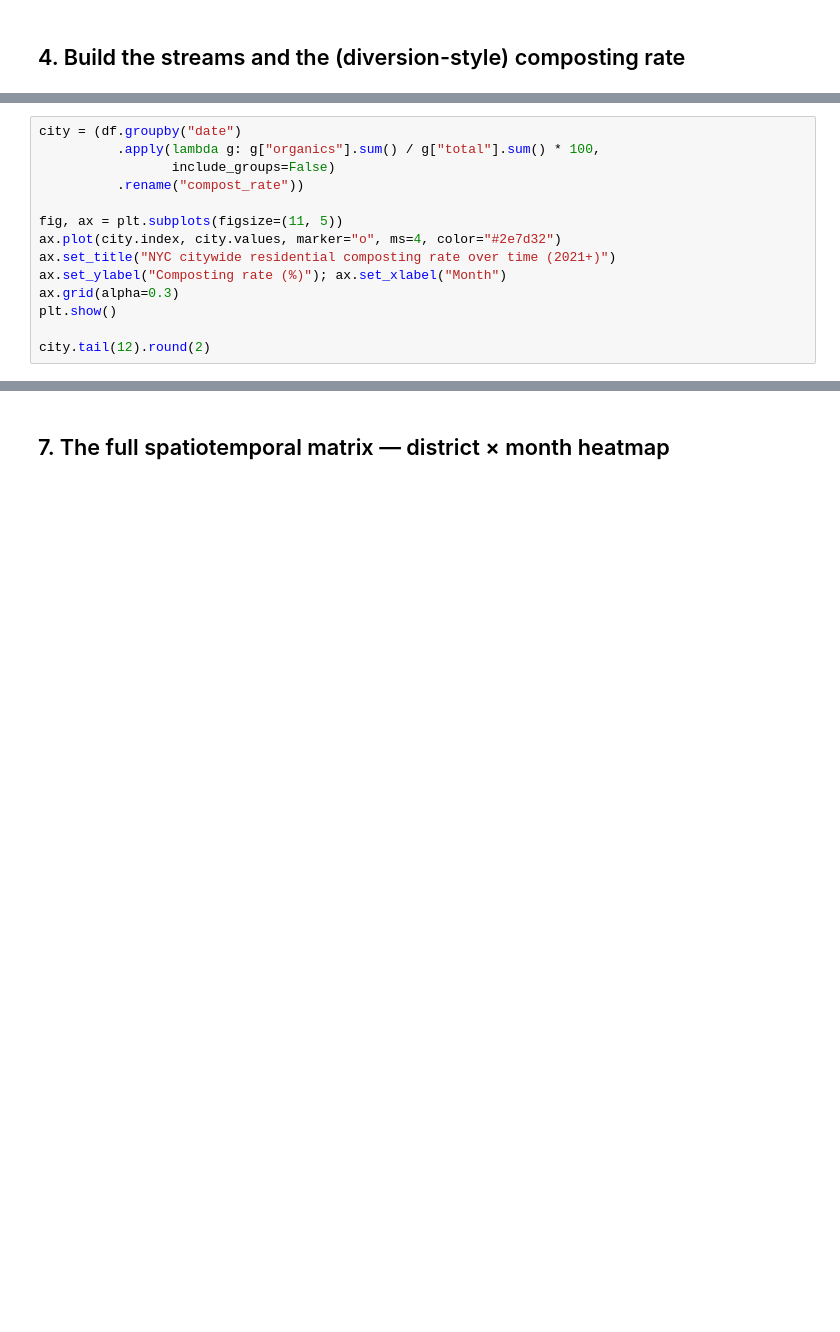
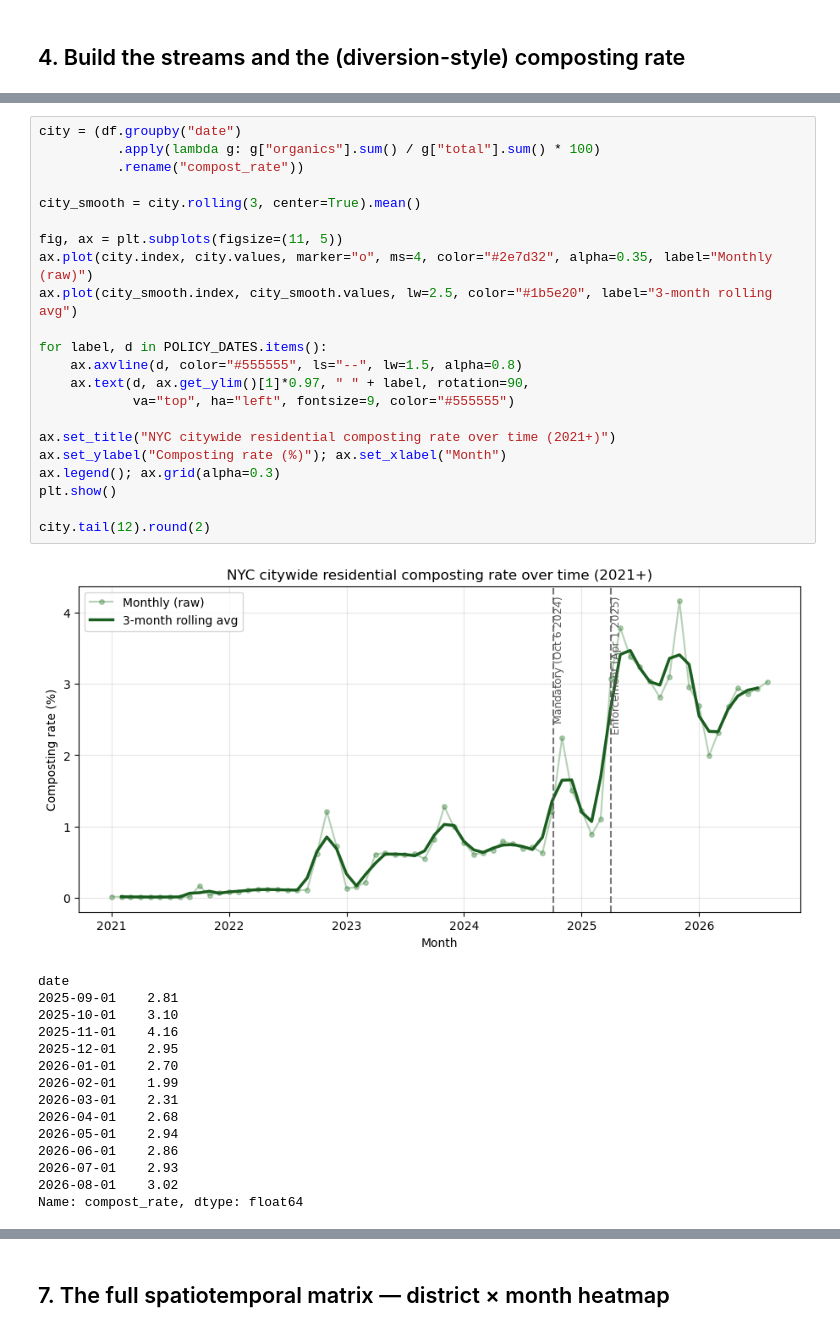
Before and after one commit to DynamicalSystemsGroup/civic-claim-provenance, a Jupyter notebook: analysis/nyc_composting_spatiotemporal.ipynb, the cells around one changed output, grey strips where cells are left out. Saved outputs shown, nothing was run; the diff lists cells and outputs as text; blank space fills up the shorter version.

```diff
--- a/analysis/nyc_composting_spatiotemporal.ipynb
+++ b/analysis/nyc_composting_spatiotemporal.ipynb
@@ -105,16 +135,40 @@ Aggregate correctly: **sum tons first, then divide.**
 # %%
 city = (df.groupby("date")
-          .apply(lambda g: g["organics"].sum() / g["total"].sum() * 100,
-                 include_groups=False)
+          .apply(lambda g: g["organics"].sum() / g["total"].sum() * 100)
           .rename("compost_rate"))
 
+city_smooth = city.rolling(3, center=True).mean()
+
 fig, ax = plt.subplots(figsize=(11, 5))
-ax.plot(city.index, city.values, marker="o", ms=4, color="#2e7d32")
+ax.plot(city.index, city.values, marker="o", ms=4, color="#2e7d32", alpha=0.35, label="Monthly (raw)")
+ax.plot(city_smooth.index, city_smooth.values, lw=2.5, color="#1b5e20", label="3-month rolling avg")
+
+for label, d in POLICY_DATES.items():
+    ax.axvline(d, color="#555555", ls="--", lw=1.5, alpha=0.8)
+    ax.text(d, ax.get_ylim()[1]*0.97, " " + label, rotation=90,
+            va="top", ha="left", fontsize=9, color="#555555")
+
 ax.set_title("NYC citywide residential composting rate over time (2021+)")
 ax.set_ylabel("Composting rate (%)"); ax.set_xlabel("Month")
-ax.grid(alpha=0.3)
+ax.legend(); ax.grid(alpha=0.3)
 plt.show()
 
 city.tail(12).round(2)
+# %% [output]
+[figure, added]
+date
+2025-09-01    2.81
+2025-10-01    3.10
+2025-11-01    4.16
+2025-12-01    2.95
+2026-01-01    2.70
+2026-02-01    1.99
+2026-03-01    2.31
+2026-04-01    2.68
+2026-05-01    2.94
+2026-06-01    2.86
+2026-07-01    2.93
+2026-08-01    3.02
+Name: compost_rate, dtype: float64
 # %% [markdown]
 ## 6. Spatial + temporal — one line per borough
```
Also changed, not shown: parts of 18 cells of this notebook.
